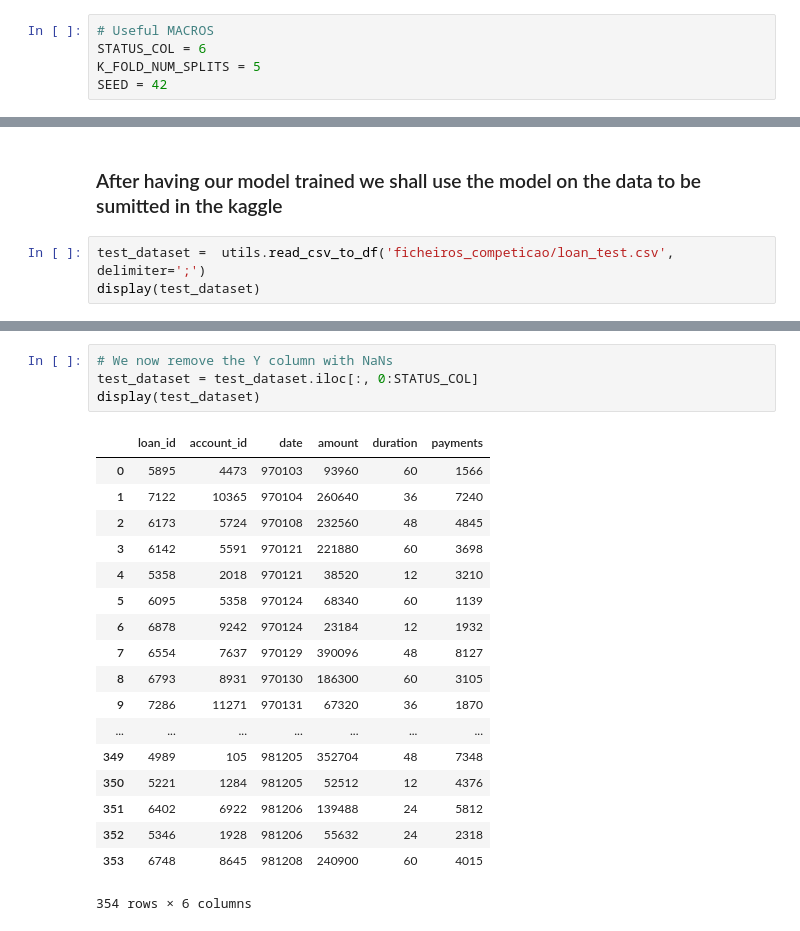
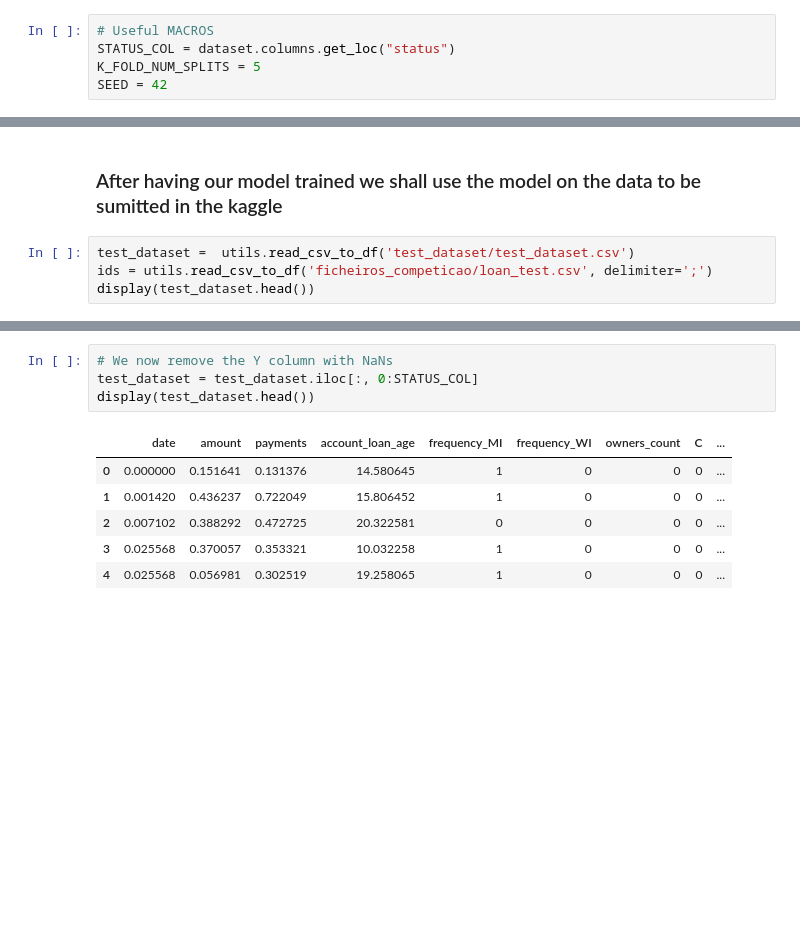
Before and after one commit to bluediberry/ECAC, a Jupyter notebook: prediction.ipynb, the cells around one changed output, grey strips where cells are left out. Saved outputs shown, nothing was run; the diff lists cells and outputs as text; blank space fills up the shorter version.

```diff
--- a/prediction.ipynb
+++ b/prediction.ipynb
@@ -46,6 +74,6 @@ display(dataset)
 # %%
 # Useful MACROS
-STATUS_COL = 6
+STATUS_COL = dataset.columns.get_loc("status")
 K_FOLD_NUM_SPLITS = 5
 SEED = 42
 # %%
@@ -90,6 +134,7 @@ print('Accuracy average: ', sum(accuracies)/len(accuracies))
 # %% [markdown]
 ### After having our model trained we shall use the model on the data to be sumitted in the kaggle
 # %%
-test_dataset =  utils.read_csv_to_df('ficheiros_competicao/loan_test.csv', delimiter=';')
-display(test_dataset)
+test_dataset =  utils.read_csv_to_df('test_dataset/test_dataset.csv')
+ids = utils.read_csv_to_df('ficheiros_competicao/loan_test.csv', delimiter=';')
+display(test_dataset.head())
 # %% [output]
@@ -114,25 +147,13 @@ display(test_dataset)
 # %%
 # We now remove the Y column with NaNs
 test_dataset = test_dataset.iloc[:, 0:STATUS_COL]
-display(test_dataset)
+display(test_dataset.head())
 # %% [output]
-|  | loan_id | account_id | date | amount | duration | payments |
-| 0 | 5895 | 4473 | 970103 | 93960 | 60 | 1566 |
-| 1 | 7122 | 10365 | 970104 | 260640 | 36 | 7240 |
-| 2 | 6173 | 5724 | 970108 | 232560 | 48 | 4845 |
-| 3 | 6142 | 5591 | 970121 | 221880 | 60 | 3698 |
-| 4 | 5358 | 2018 | 970121 | 38520 | 12 | 3210 |
-| 5 | 6095 | 5358 | 970124 | 68340 | 60 | 1139 |
-| 6 | 6878 | 9242 | 970124 | 23184 | 12 | 1932 |
-| 7 | 6554 | 7637 | 970129 | 390096 | 48 | 8127 |
-| 8 | 6793 | 8931 | 970130 | 186300 | 60 | 3105 |
-| 9 | 7286 | 11271 | 970131 | 67320 | 36 | 1870 |
-| ... | ... | ... | ... | ... | ... | ... |
-| 349 | 4989 | 105 | 981205 | 352704 | 48 | 7348 |
-| 350 | 5221 | 1284 | 981205 | 52512 | 12 | 4376 |
-| 351 | 6402 | 6922 | 981206 | 139488 | 24 | 5812 |
-| 352 | 5346 | 1928 | 981206 | 55632 | 24 | 2318 |
-| 353 | 6748 | 8645 | 981208 | 240900 | 60 | 4015 |
+|  | date | amount | payments | account_loan_age | frequency_MI | frequency_WI | owners_count | C | ... |
+| 0 | 0.000000 | 0.151641 | 0.131376 | 14.580645 | 1 | 0 | 0 | 0 | ... |
+| 1 | 0.001420 | 0.436237 | 0.722049 | 15.806452 | 1 | 0 | 0 | 0 | ... |
+| 2 | 0.007102 | 0.388292 | 0.472725 | 20.322581 | 0 | 0 | 0 | 0 | ... |
+| 3 | 0.025568 | 0.370057 | 0.353321 | 10.032258 | 1 | 0 | 0 | 0 | ... |
+| 4 | 0.025568 | 0.056981 | 0.302519 | 19.258065 | 1 | 0 | 0 | 0 | ... |
-354 rows × 6 columns
 # %%
 # Using the model to get the 'status' predictions
```
Also changed, not shown: parts of 10 cells of this notebook, 4 other files.
